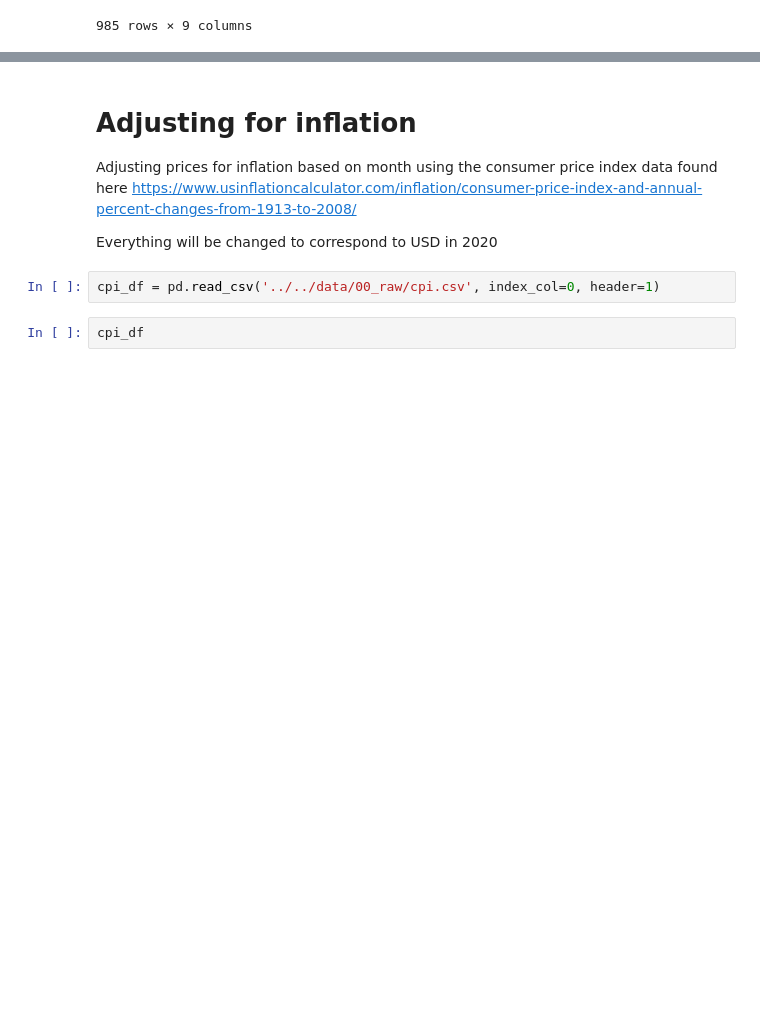
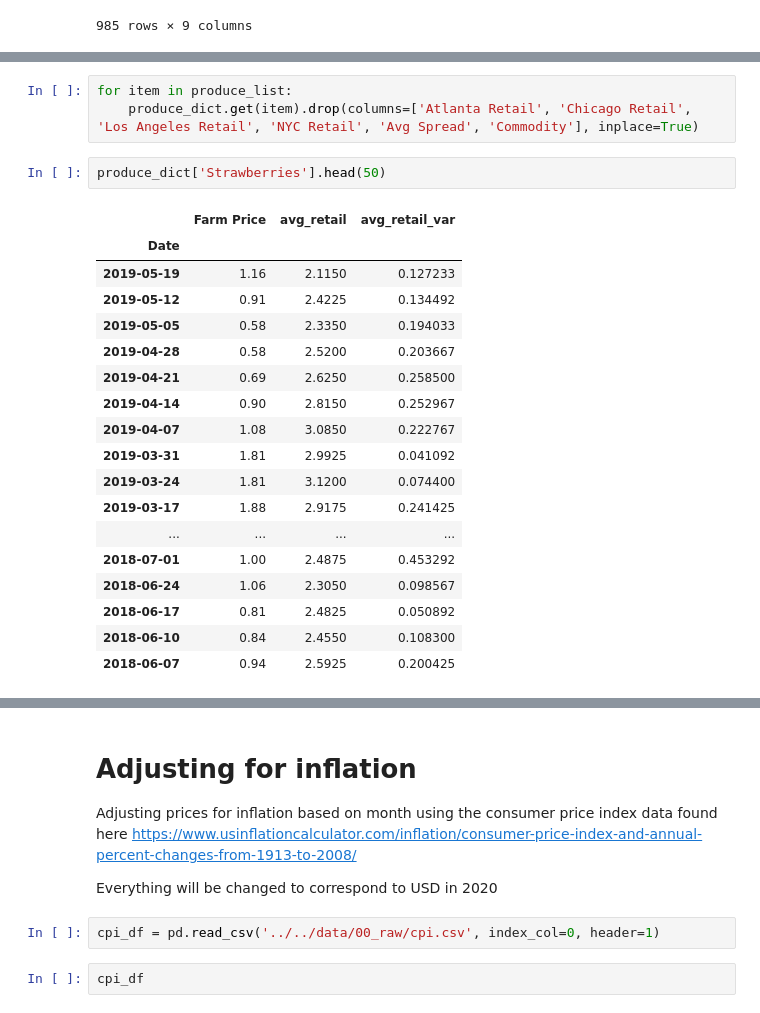
Before and after one commit to tim-christy/agriculture-price-analysis, a Jupyter notebook: notebooks/01_exploration/EDA.ipynb, the cells around one changed output, grey strips where cells are left out. Cells and saved outputs as stored; diff of their text form; blank space fills up the shorter version.

```diff
--- a/notebooks/01_exploration/EDA.ipynb
+++ b/notebooks/01_exploration/EDA.ipynb
@@ -132,0 +117,24 @@ produce_dict['Strawberries']
+# %%
+for item in produce_list:
+    produce_dict.get(item).drop(columns=['Atlanta Retail', 'Chicago Retail', 'Los Angeles Retail', 'NYC Retail', 'Avg Spread', 'Commodity'], inplace=True)
+# %%
+produce_dict['Strawberries'].head(50)
+# %% [output]
+|  | Farm Price | avg_retail | avg_retail_var |
+| Date |  |  |  |
+| 2019-05-19 | 1.16 | 2.1150 | 0.127233 |
+| 2019-05-12 | 0.91 | 2.4225 | 0.134492 |
+| 2019-05-05 | 0.58 | 2.3350 | 0.194033 |
+| 2019-04-28 | 0.58 | 2.5200 | 0.203667 |
+| 2019-04-21 | 0.69 | 2.6250 | 0.258500 |
+| 2019-04-14 | 0.90 | 2.8150 | 0.252967 |
+| 2019-04-07 | 1.08 | 3.0850 | 0.222767 |
+| 2019-03-31 | 1.81 | 2.9925 | 0.041092 |
+| 2019-03-24 | 1.81 | 3.1200 | 0.074400 |
+| 2019-03-17 | 1.88 | 2.9175 | 0.241425 |
+| ... | ... | ... | ... |
+| 2018-07-01 | 1.00 | 2.4875 | 0.453292 |
+| 2018-06-24 | 1.06 | 2.3050 | 0.098567 |
+| 2018-06-17 | 0.81 | 2.4825 | 0.050892 |
+| 2018-06-10 | 0.84 | 2.4550 | 0.108300 |
+| 2018-06-07 | 0.94 | 2.5925 | 0.200425 |
```
Also changed, not shown: parts of 23 cells of this notebook.
